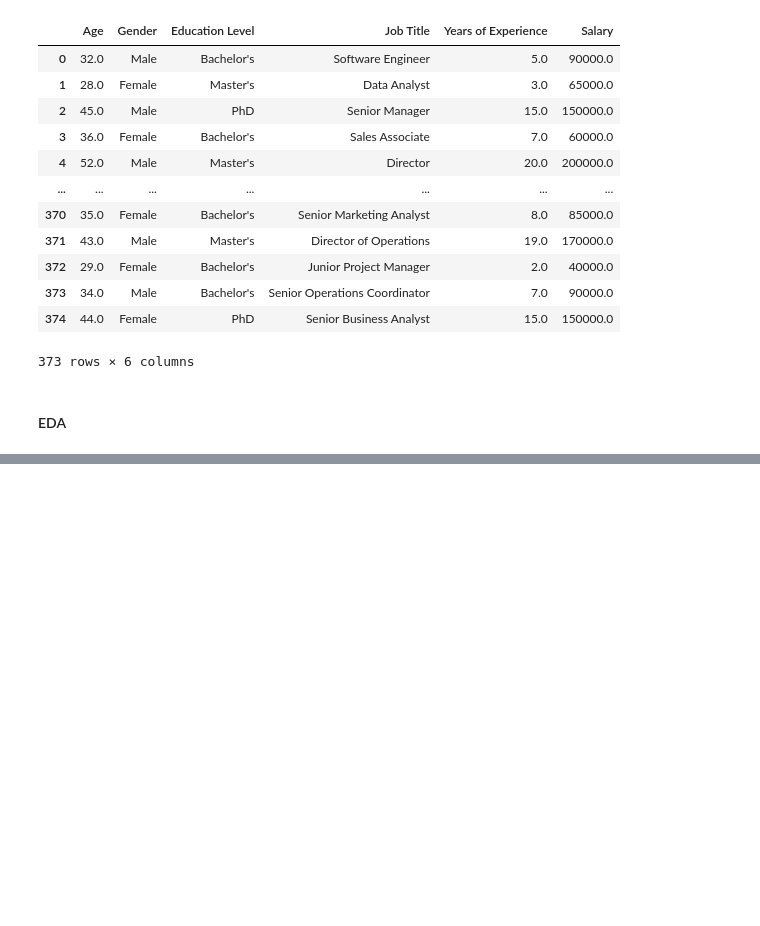
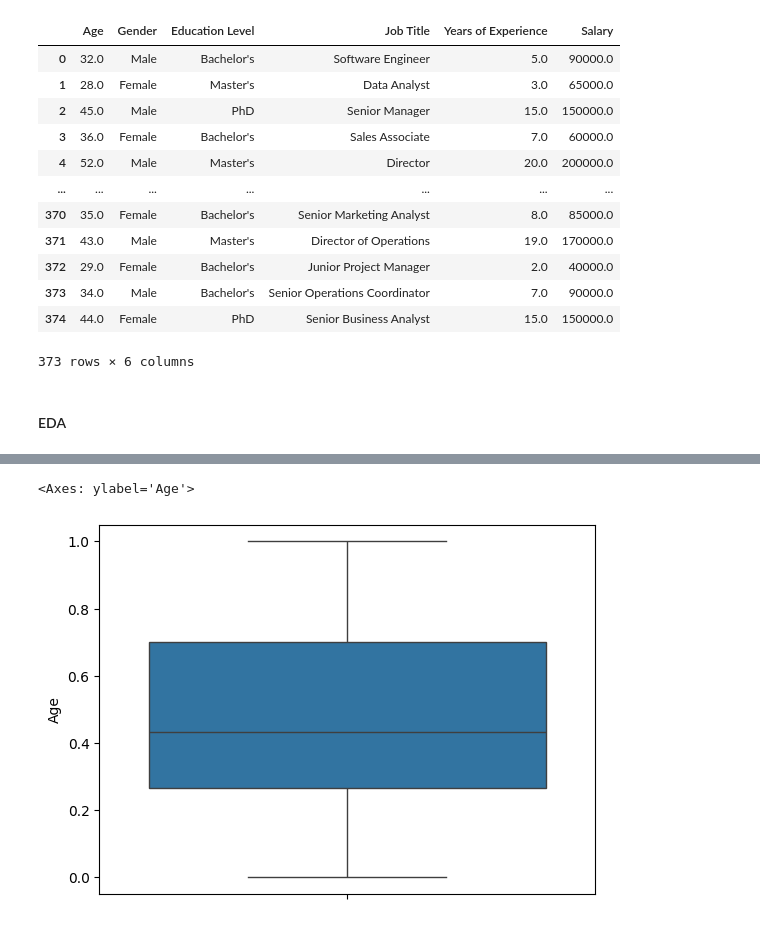
Before and after one commit to dami4290/Portfolio, a Jupyter notebook: Salary Prediction/salarypred.ipynb, the cells around one changed output, grey strips where cells are left out. Cells and saved outputs as stored; diff of their text form; code cells hidden in the pictures; blank space fills up the shorter version.

```diff
--- a/Salary Prediction/salarypred.ipynb
+++ b/Salary Prediction/salarypred.ipynb
@@ -55,0 +115,5 @@ ValueError: could not convert string to float: 'Male'
+# %%
+sns.boxplot(df["Age"])
+# %% [output]
+<Axes: ylabel='Age'>
+[figure, added]
```
Also changed, not shown: parts of 14 cells of this notebook.
